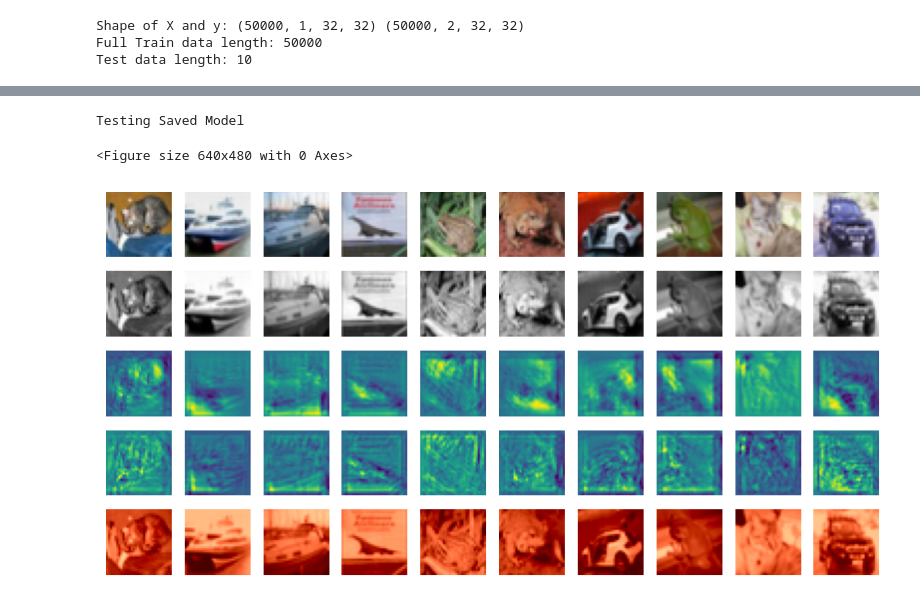
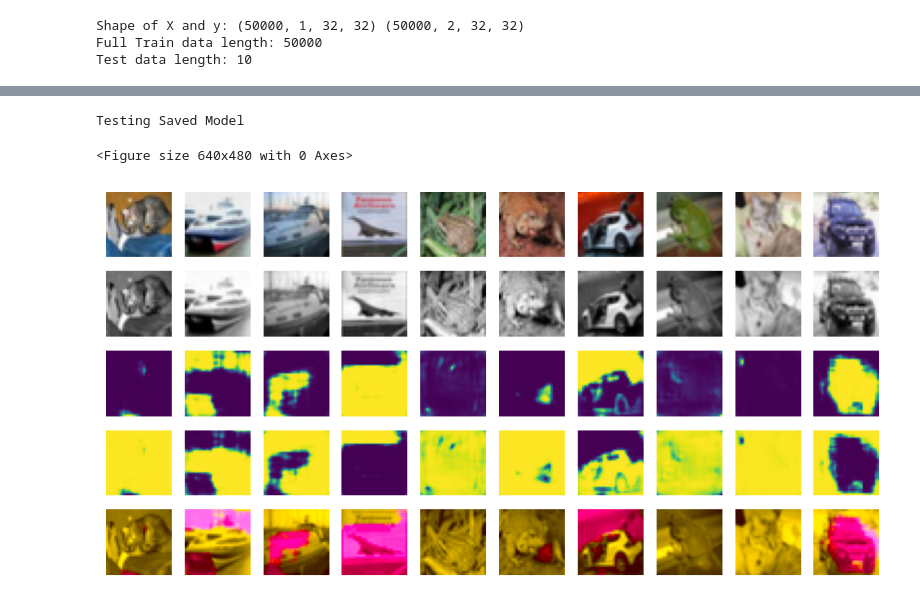
Before and after one commit to VinitraMk/Image-Colorization, a Jupyter notebook: Index.ipynb, the cells around one changed output, grey strips where cells are left out. Saved outputs shown, nothing was run; the diff lists cells and outputs as text; code cells hidden in the pictures.

```diff
--- a/Index.ipynb
+++ b/Index.ipynb
@@ -148,9 +146,11 @@ Best Model Accuracy: 9.889240755001083e-05
 # %%
 #model testing
+model = get_model(exp_params["model"]["name"])
+model.load_state_dict(torch.load("models/checkpoints/last_model.pt"))
 print("\n\nTesting Saved Model")
 mt = ModelTester(model, te_dataset)
 mt.test_and_plot(ds["RGBte"], "best_model", True)
 # %% [output]
 Testing Saved Model
 <Figure size 640x480 with 0 Axes>
-[figure, old version]
+[figure, new version]
```
Also changed, not shown: parts of 4 cells of this notebook, 5 other files.
